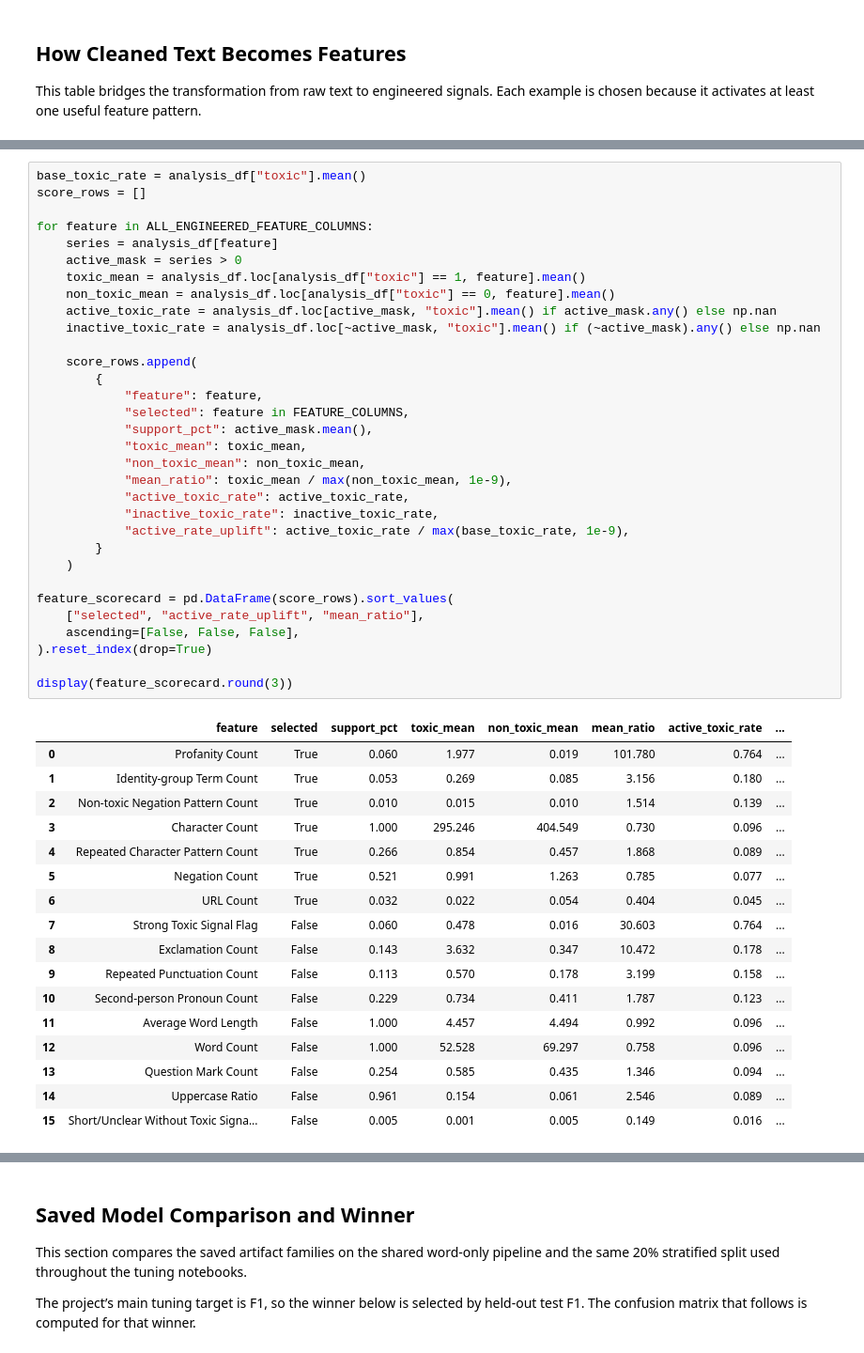
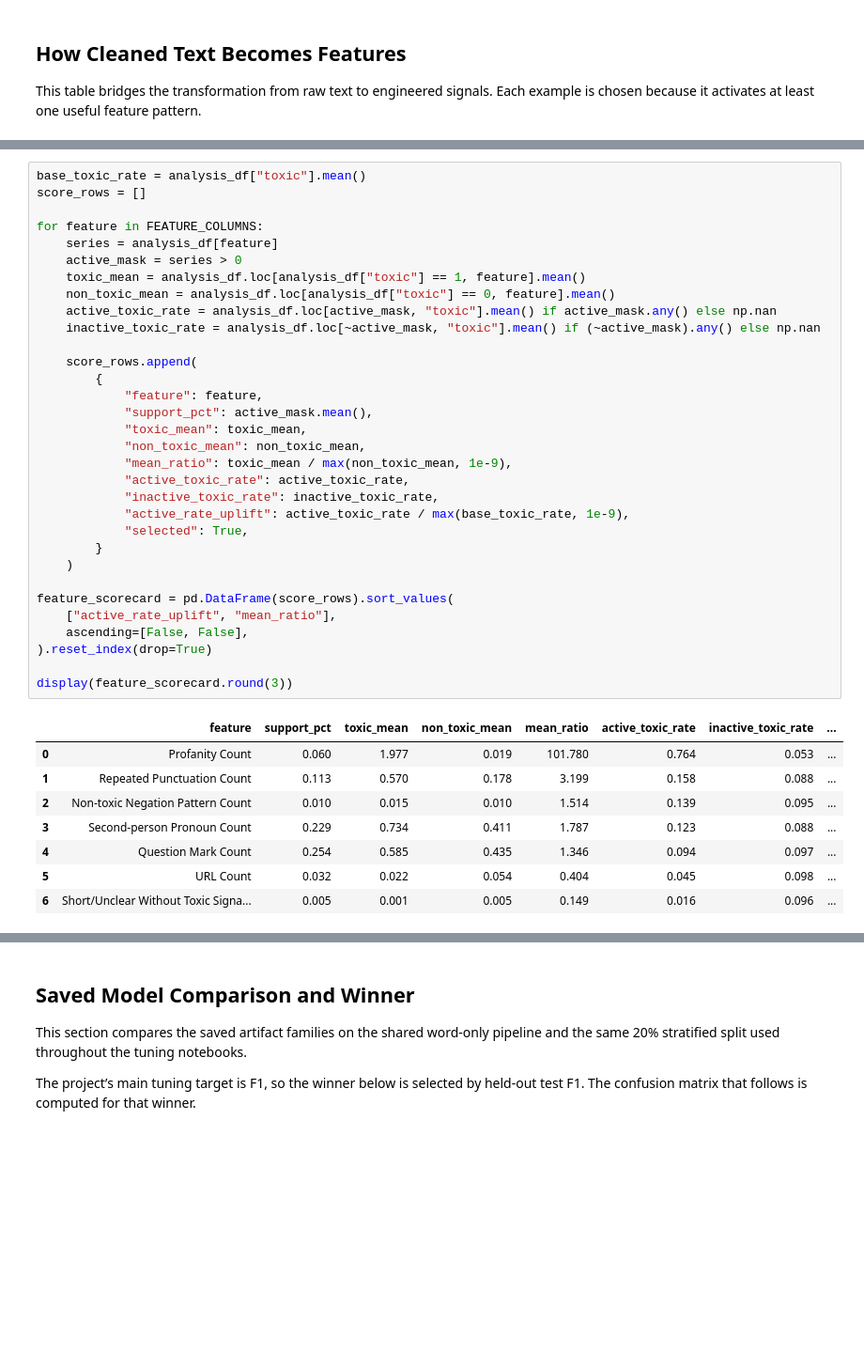
Before and after one commit to oangsa/toxic-comment-detection, a Jupyter notebook: src/data_visualizations.ipynb, the cells around one changed output, grey strips where cells are left out. Shown at 94% size. Drawn from its saved outputs; the diff is of its cells as text; blank space fills up the shorter version.

```diff
--- a/src/data_visualizations.ipynb
+++ b/src/data_visualizations.ipynb
@@ -368,53 +368,44 @@ These are not model coefficients, but they help show which feature ideas separat
 # %%
 base_toxic_rate = analysis_df["toxic"].mean()
 score_rows = []
 
-for feature in ALL_ENGINEERED_FEATURE_COLUMNS:
+for feature in FEATURE_COLUMNS:
     series = analysis_df[feature]
     active_mask = series > 0
     toxic_mean = analysis_df.loc[analysis_df["toxic"] == 1, feature].mean()
     non_toxic_mean = analysis_df.loc[analysis_df["toxic"] == 0, feature].mean()
     active_toxic_rate = analysis_df.loc[active_mask, "toxic"].mean() if active_mask.any() else np.nan
     inactive_toxic_rate = analysis_df.loc[~active_mask, "toxic"].mean() if (~active_mask).any() else np.nan
 
     score_rows.append(
         {
             "feature": feature,
-            "selected": feature in FEATURE_COLUMNS,
             "support_pct": active_mask.mean(),
             "toxic_mean": toxic_mean,
             "non_toxic_mean": non_toxic_mean,
             "mean_ratio": toxic_mean / max(non_toxic_mean, 1e-9),
             "active_toxic_rate": active_toxic_rate,
             "inactive_toxic_rate": inactive_toxic_rate,
             "active_rate_uplift": active_toxic_rate / max(base_toxic_rate, 1e-9),
+            "selected": True,
         }
     )
 
 feature_scorecard = pd.DataFrame(score_rows).sort_values(
-    ["selected", "active_rate_uplift", "mean_ratio"],
-    ascending=[False, False, False],
+    ["active_rate_uplift", "mean_ratio"],
+    ascending=[False, False],
 ).reset_index(drop=True)
 
 display(feature_scorecard.round(3))
 # %% [output]
-|  | feature | selected | support_pct | toxic_mean | non_toxic_mean | mean_ratio | active_toxic_rate | ... |
-| 0 | Profanity Count | True | 0.060 | 1.977 | 0.019 | 101.780 | 0.764 | ... |
-| 1 | Identity-group Term Count | True | 0.053 | 0.269 | 0.085 | 3.156 | 0.180 | ... |
-| 2 | Non-toxic Negation Pattern Count | True | 0.010 | 0.015 | 0.010 | 1.514 | 0.139 | ... |
-| 3 | Character Count | True | 1.000 | 295.246 | 404.549 | 0.730 | 0.096 | ... |
-| 4 | Repeated Character Pattern Count | True | 0.266 | 0.854 | 0.457 | 1.868 | 0.089 | ... |
-| 5 | Negation Count | True | 0.521 | 0.991 | 1.263 | 0.785 | 0.077 | ... |
-| 6 | URL Count | True | 0.032 | 0.022 | 0.054 | 0.404 | 0.045 | ... |
-| 7 | Strong Toxic Signal Flag | False | 0.060 | 0.478 | 0.016 | 30.603 | 0.764 | ... |
-| 8 | Exclamation Count | False | 0.143 | 3.632 | 0.347 | 10.472 | 0.178 | ... |
-| 9 | Repeated Punctuation Count | False | 0.113 | 0.570 | 0.178 | 3.199 | 0.158 | ... |
-| 10 | Second-person Pronoun Count | False | 0.229 | 0.734 | 0.411 | 1.787 | 0.123 | ... |
-| 11 | Average Word Length | False | 1.000 | 4.457 | 4.494 | 0.992 | 0.096 | ... |
-| 12 | Word Count | False | 1.000 | 52.528 | 69.297 | 0.758 | 0.096 | ... |
-| 13 | Question Mark Count | False | 0.254 | 0.585 | 0.435 | 1.346 | 0.094 | ... |
-| 14 | Uppercase Ratio | False | 0.961 | 0.154 | 0.061 | 2.546 | 0.089 | ... |
-| 15 | Short/Unclear Without Toxic Signa... | False | 0.005 | 0.001 | 0.005 | 0.149 | 0.016 | ... |
+|  | feature | support_pct | toxic_mean | non_toxic_mean | mean_ratio | active_toxic_rate | inactive_toxic_rate | ... |
+| 0 | Profanity Count | 0.060 | 1.977 | 0.019 | 101.780 | 0.764 | 0.053 | ... |
+| 1 | Repeated Punctuation Count | 0.113 | 0.570 | 0.178 | 3.199 | 0.158 | 0.088 | ... |
+| 2 | Non-toxic Negation Pattern Count | 0.010 | 0.015 | 0.010 | 1.514 | 0.139 | 0.095 | ... |
+| 3 | Second-person Pronoun Count | 0.229 | 0.734 | 0.411 | 1.787 | 0.123 | 0.088 | ... |
+| 4 | Question Mark Count | 0.254 | 0.585 | 0.435 | 1.346 | 0.094 | 0.097 | ... |
+| 5 | URL Count | 0.032 | 0.022 | 0.054 | 0.404 | 0.045 | 0.098 | ... |
+| 6 | Short/Unclear Without Toxic Signa... | 0.005 | 0.001 | 0.005 | 0.149 | 0.016 | 0.096 | ... |
 # %%
 top_features = feature_scorecard.sort_values("active_rate_uplift", ascending=False).head(12).copy()
 class_counts = analysis_df["label"].value_counts().reindex(["Not Toxic", "Toxic"])
```
Also changed, not shown: parts of 9 cells of this notebook.
